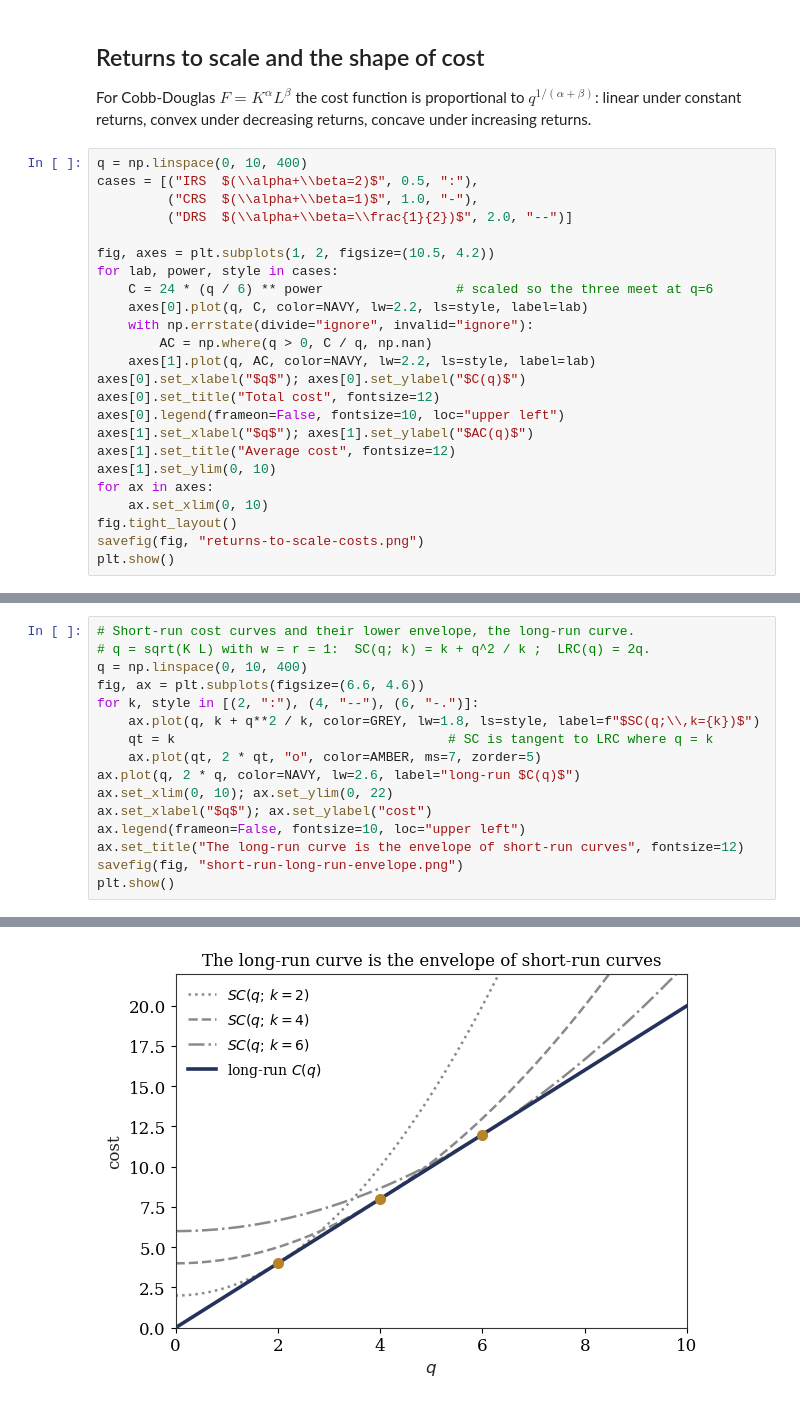
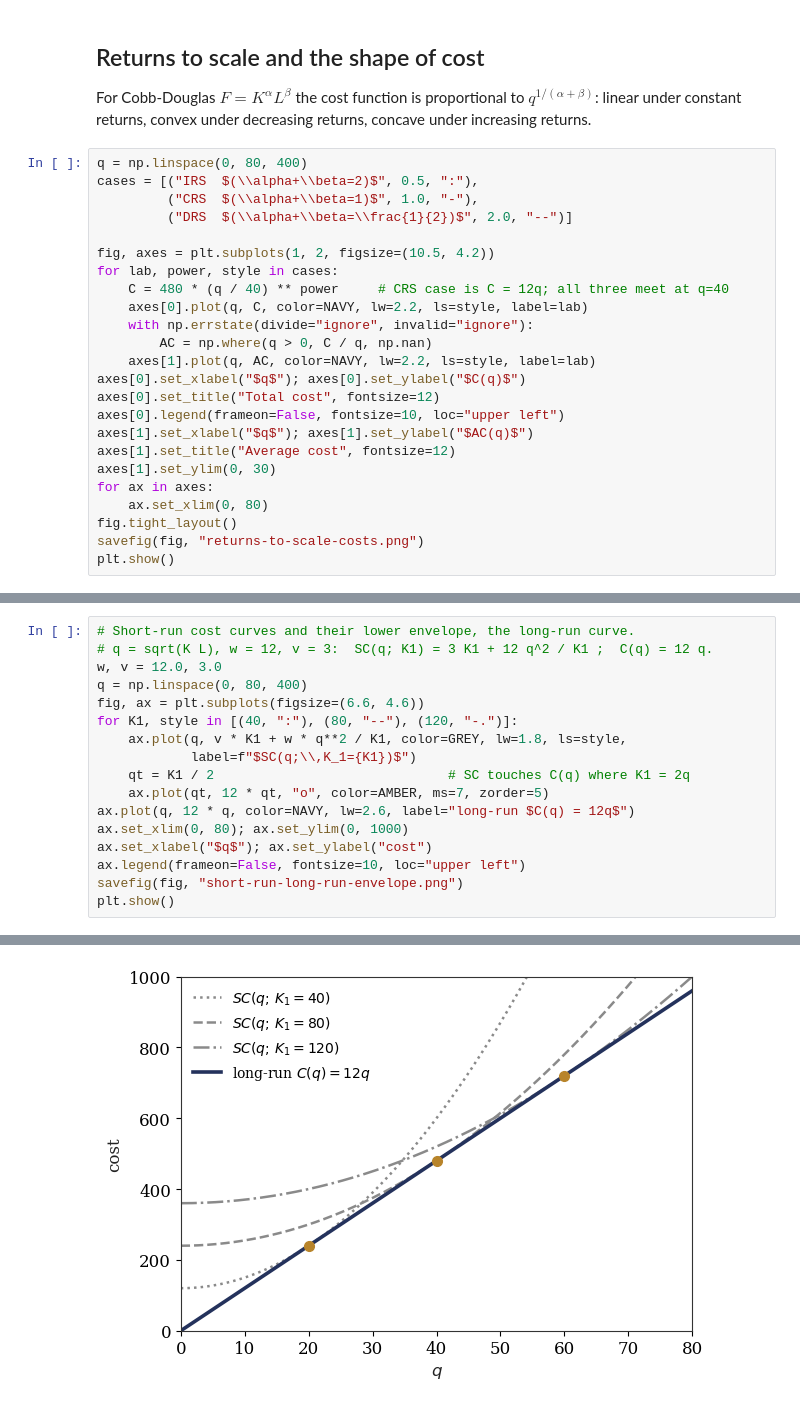
Before and after one commit to jhconning/hunter_eco701, a Jupyter notebook: notebooks/topic03_production_figures.ipynb, the cells around one changed output, grey strips where cells are left out. Saved outputs shown, nothing was run; the diff lists cells and outputs as text.

```diff
--- a/notebooks/topic03_production_figures.ipynb
+++ b/notebooks/topic03_production_figures.ipynb
@@ -186,14 +189,14 @@ For Cobb-Douglas $F=K^\alpha L^\beta$ the cost function is proportional to
 $q^{1/(\alpha+\beta)}$: linear under constant returns, convex under
 decreasing returns, concave under increasing returns.
 # %%
-q = np.linspace(0, 10, 400)
+q = np.linspace(0, 80, 400)
 cases = [("IRS  $(\\alpha+\\beta=2)$", 0.5, ":"),
          ("CRS  $(\\alpha+\\beta=1)$", 1.0, "-"),
          ("DRS  $(\\alpha+\\beta=\\frac{1}{2})$", 2.0, "--")]
 
 fig, axes = plt.subplots(1, 2, figsize=(10.5, 4.2))
 for lab, power, style in cases:
-    C = 24 * (q / 6) ** power                 # scaled so the three meet at q=6
+    C = 480 * (q / 40) ** power     # CRS case is C = 12q; all three meet at q=40
     axes[0].plot(q, C, color=NAVY, lw=2.2, ls=style, label=lab)
     with np.errstate(divide="ignore", invalid="ignore"):
         AC = np.where(q > 0, C / q, np.nan)
@@ -203,9 +206,9 @@ axes[0].set_title("Total cost", fontsize=12)
 axes[0].legend(frameon=False, fontsize=10, loc="upper left")
 axes[1].set_xlabel("$q$"); axes[1].set_ylabel("$AC(q)$")
 axes[1].set_title("Average cost", fontsize=12)
-axes[1].set_ylim(0, 10)
+axes[1].set_ylim(0, 30)
 for ax in axes:
-    ax.set_xlim(0, 10)
+    ax.set_xlim(0, 80)
 fig.tight_layout()
 savefig(fig, "returns-to-scale-costs.png")
 plt.show()
@@ -251,22 +245,23 @@ AC minimised at q = 4.84
 # %%
 # Short-run cost curves and their lower envelope, the long-run curve.
-# q = sqrt(K L) with w = r = 1:  SC(q; k) = k + q^2 / k ;  LRC(q) = 2q.
-q = np.linspace(0, 10, 400)
+# q = sqrt(K L), w = 12, v = 3:  SC(q; K1) = 3 K1 + 12 q^2 / K1 ;  C(q) = 12 q.
+w, v = 12.0, 3.0
+q = np.linspace(0, 80, 400)
 fig, ax = plt.subplots(figsize=(6.6, 4.6))
-for k, style in [(2, ":"), (4, "--"), (6, "-.")]:
-    ax.plot(q, k + q**2 / k, color=GREY, lw=1.8, ls=style, label=f"$SC(q;\\,k={k})$")
-    qt = k                                   # SC is tangent to LRC where q = k
-    ax.plot(qt, 2 * qt, "o", color=AMBER, ms=7, zorder=5)
-ax.plot(q, 2 * q, color=NAVY, lw=2.6, label="long-run $C(q)$")
-ax.set_xlim(0, 10); ax.set_ylim(0, 22)
+for K1, style in [(40, ":"), (80, "--"), (120, "-.")]:
+    ax.plot(q, v * K1 + w * q**2 / K1, color=GREY, lw=1.8, ls=style,
+            label=f"$SC(q;\\,K_1={K1})$")
+    qt = K1 / 2                              # SC touches C(q) where K1 = 2q
+    ax.plot(qt, 12 * qt, "o", color=AMBER, ms=7, zorder=5)
+ax.plot(q, 12 * q, color=NAVY, lw=2.6, label="long-run $C(q) = 12q$")
+ax.set_xlim(0, 80); ax.set_ylim(0, 1000)
 ax.set_xlabel("$q$"); ax.set_ylabel("cost")
 ax.legend(frameon=False, fontsize=10, loc="upper left")
-ax.set_title("The long-run curve is the envelope of short-run curves", fontsize=12)
 savefig(fig, "short-run-long-run-envelope.png")
 plt.show()
 # %% [output]
 saved ..\slides\03_production-optimization\figs\short-run-long-run-envelope.png
-[figure, old version]
+[figure, new version]
 # %% [markdown]
 ## Profit maximization
 
```
Also changed, not shown: parts of 10 cells of this notebook, 15 other files.
